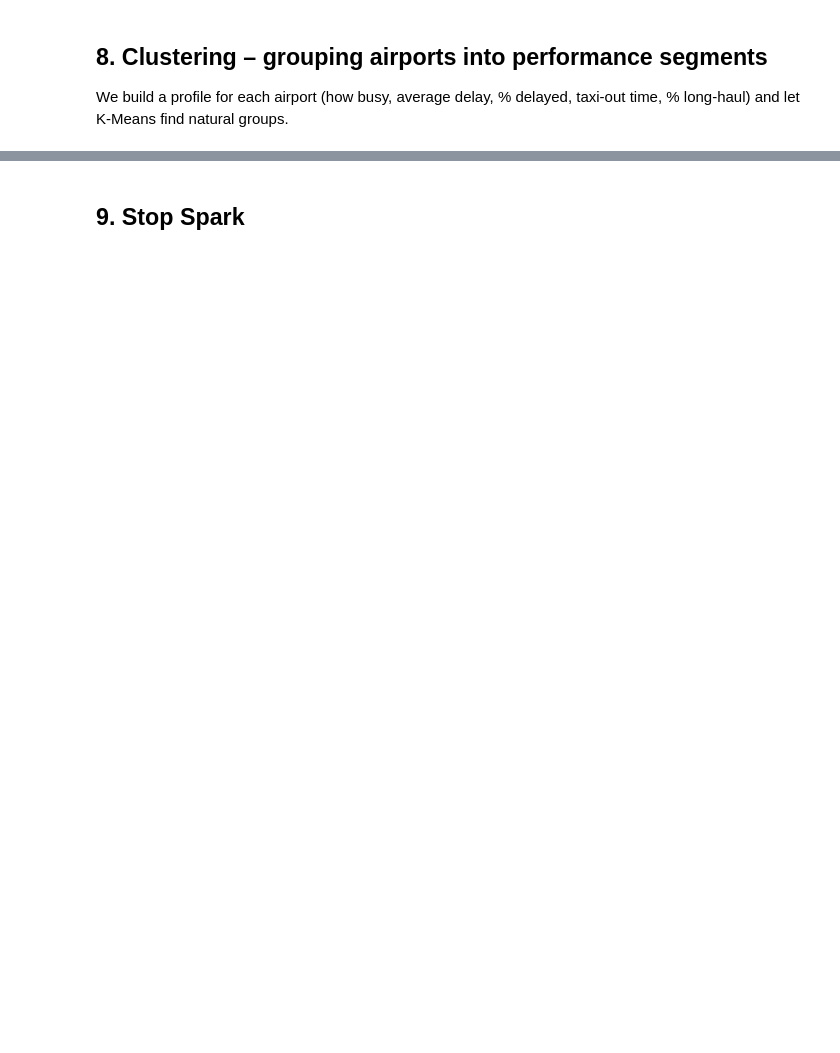
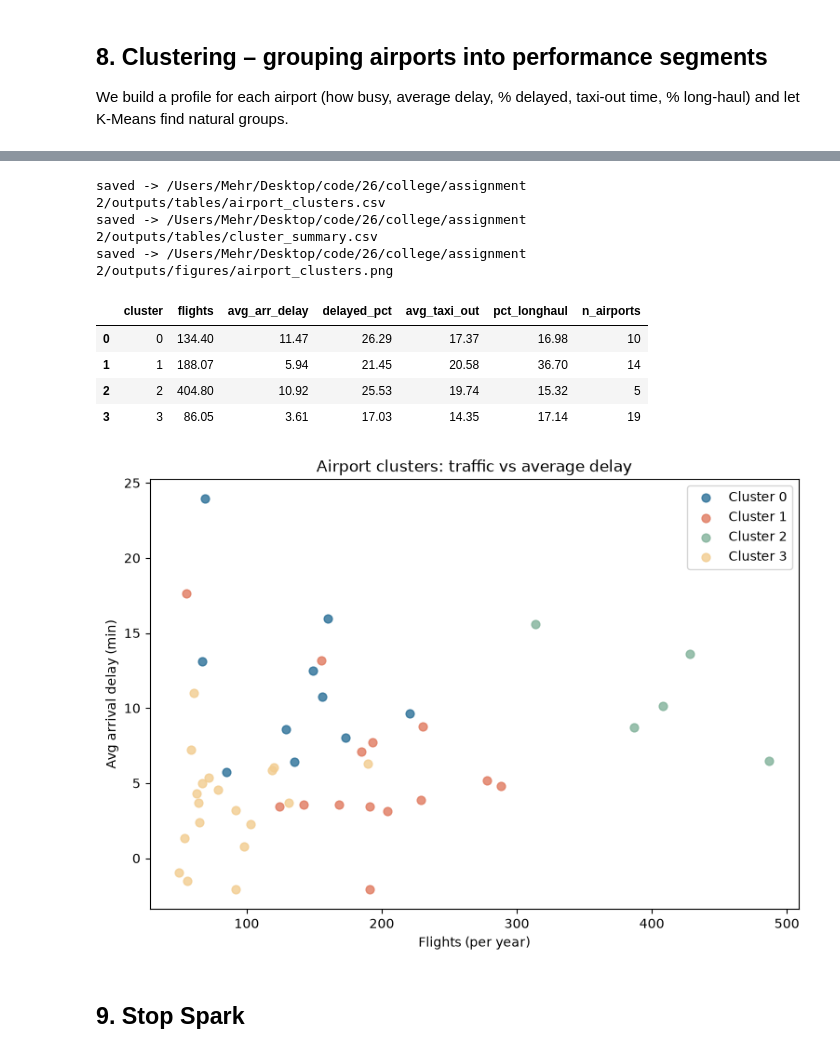
Before and after one commit to mehrdat/Flight-Data-Analysis, a Jupyter notebook: notebooks/flight_delay_analysis.ipynb, the cells around one changed output, grey strips where cells are left out. Saved outputs shown, nothing was run; the diff lists cells and outputs as text; code cells hidden in the pictures; blank space fills up the shorter version.

```diff
--- a/notebooks/flight_delay_analysis.ipynb
+++ b/notebooks/flight_delay_analysis.ipynb
@@ -398,12 +822,23 @@ k_table
 # %%
-clustered = clustering.cluster_airports(profiles, k=4)
+cluster_k = min(4, profile_count - 1)
+clustered = clustering.cluster_airports(profiles, k=cluster_k)
 save_table(clustered, "airport_clusters")
 summary = clustering.cluster_profiles_summary(clustered)
 save_table(summary, "cluster_summary")
 visualize.cluster_scatter(clustered, "flights", "avg_arr_delay", "cluster",
     "Airport clusters: traffic vs average delay", "Flights (per year)",
     "Avg arrival delay (min)", "airport_clusters.png")
 summary
+# %% [output]
+saved -> /Users/Mehr/Desktop/code/26/college/assignment 2/outputs/tables/airport_clusters.csv
+saved -> /Users/Mehr/Desktop/code/26/college/assignment 2/outputs/tables/cluster_summary.csv
+saved -> /Users/Mehr/Desktop/code/26/college/assignment 2/outputs/figures/airport_clusters.png
+|  | cluster | flights | avg_arr_delay | delayed_pct | avg_taxi_out | pct_longhaul | n_airports |
+| 0 | 0 | 134.40 | 11.47 | 26.29 | 17.37 | 16.98 | 10 |
+| 1 | 1 | 188.07 | 5.94 | 21.45 | 20.58 | 36.70 | 14 |
+| 2 | 2 | 404.80 | 10.92 | 25.53 | 19.74 | 15.32 | 5 |
+| 3 | 3 | 86.05 | 3.61 | 17.03 | 14.35 | 17.14 | 19 |
+[figure, added]
 # %% [markdown]
 ## 9. Stop Spark
 # %%
```
Also changed, not shown: parts of 39 cells of this notebook, 2 other files.
